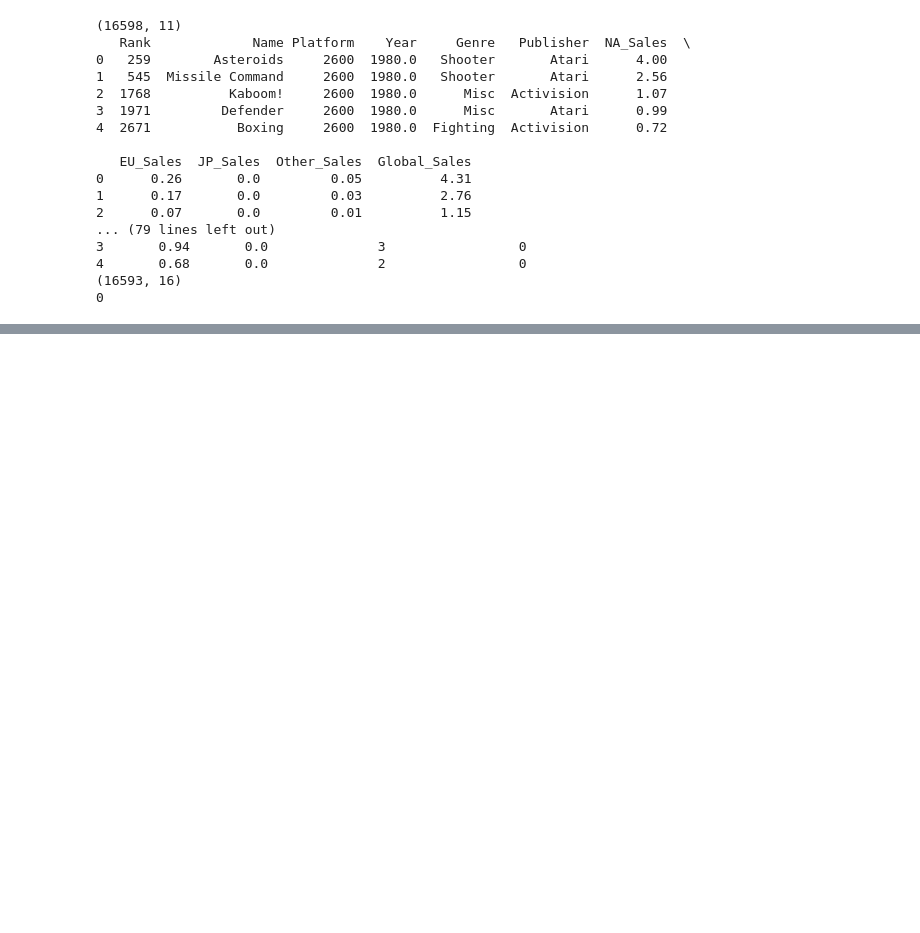
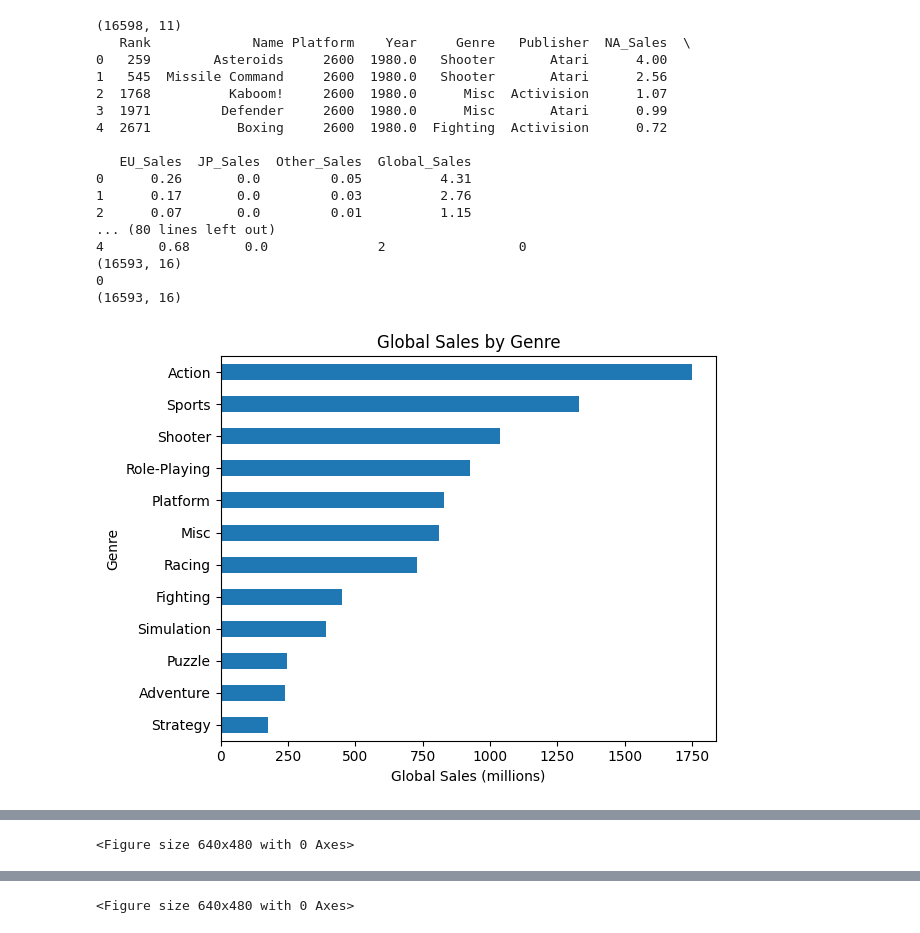
Before and after one commit to Iulia2005/Revenue_Trend_Forecasting_Wacom_Company_BigDataFundametals_Project, a Jupyter notebook: RevenueTrendForecasting.ipynb, the cells around one changed output, grey strips where cells are left out. Saved outputs shown, nothing was run; the diff lists cells and outputs as text; code cells hidden in the pictures; blank space fills up the shorter version.

```diff
--- a/RevenueTrendForecasting.ipynb
+++ b/RevenueTrendForecasting.ipynb
@@ -60,32 +60,85 @@ df["Sales_Outlier_Flag"] = (
 print(df["Sales_Outlier_Flag"].value_counts())
 
 # Feature engineering
 df["Sales_Gap"] = (df["NA_Sales"] - df["EU_Sales"])
 df["JP_Share"] = ((df["JP_Sales"] / df["Global_Sales"]) * 100) .round(2)
 df["Genre_Encoded"] = df["Genre"].astype("category").cat.codes
 df["Platform_Encoded"] = df["Platform"].astype("category").cat.codes
 
 print(df.head())
 
 # Final validation
 print(df.shape)
 print(df.isnull().sum().sum())
 df.to_csv("cleaned_vgsales.csv", index=False)
+
+# ========== EDA ==========
+
+# Loading cleaned data and imports
+import matplotlib.pyplot as plt
+import seaborn as sns
+
+df = pd.read_csv("cleaned_vgsales.csv")
+print(df.shape)
+
+# Global Sales by Genre
+plt.figure()
+genre_sales = df.groupby("Genre")["Global_Sales"].sum().sort_values()
+genre_sales.plot(kind="barh")
+plt.title("Global Sales by Genre")
+plt.xlabel("Global Sales (millions)")
+plt.ylabel("Genre")
+plt.tight_layout()
+
+# Global Sales by Platform
+plt.figure()
+platform_sales = df.groupby("Platform")["Global_Sales"].sum().sort_values()
+platform_sales.plot(kind="barh")
+plt.title("Global Sales by Platform")
+plt.xlabel("Global Sales (millions)")
+plt.ylabel("Platform")
+plt.tight_layout()
+
+# Sales Trend Over Time
+plt.figure()
+global_sales = df.groupby(["Year"])["Global_Sales"].sum().reset_index()
+global_sales.plot(kind="line", x="Year", y="Global_Sales")
+plt.title("Sales Trend Over Time")
+plt.xlabel("Year")
+plt.ylabel("Global Sales (millions)")
+plt.tight_layout()
+
+# Top 10 Best Selling Games
+plt.figure()
+top10 = df.nlargest(10, "Global_Sales")
+top10.plot(kind="barh", x="Name", y="Global_Sales")
+plt.title("Top 10 Best Selling Games")
+plt.xlabel("Global Sales (millions)")
+plt.ylabel("Game")
+plt.tight_layout()
+
+# Correlation Heatmap
+plt.figure()
+corr = df[["NA_Sales", "EU_Sales", "JP_Sales", "Other_Sales", "Global_Sales", "Sales_Gap", "JP_Share"]].corr()
+sns.heatmap(corr, annot=True, fmt=".2f", cmap="coolwarm")
+plt.title("Correlation Heatmap")
+plt.tight_layout()
 # %% [output]
 (16598, 11)
    Rank             Name Platform    Year     Genre   Publisher  NA_Sales  \
 0   259        Asteroids     2600  1980.0   Shooter       Atari      4.00
 1   545  Missile Command     2600  1980.0   Shooter       Atari      2.56
 2  1768          Kaboom!     2600  1980.0      Misc  Activision      1.07
 3  1971         Defender     2600  1980.0      Misc       Atari      0.99
 4  2671           Boxing     2600  1980.0  Fighting  Activision      0.72
 
    EU_Sales  JP_Sales  Other_Sales  Global_Sales
 0      0.26       0.0         0.05          4.31
 1      0.17       0.0         0.03          2.76
 2      0.07       0.0         0.01          1.15
-... (79 lines left out)
-3       0.94       0.0              3                 0
+... (80 lines left out)
 4       0.68       0.0              2                 0
 (16593, 16)
 0
+(16593, 16)
+[figure, added]
@@ -91,0 +146 @@ df.to_csv("cleaned_vgsales.csv", index=False)
+<Figure size 640x480 with 0 Axes>
@@ -91,0 +148 @@ df.to_csv("cleaned_vgsales.csv", index=False)
+<Figure size 640x480 with 0 Axes>
```
Also changed, not shown: parts of 1 cell of this notebook.
